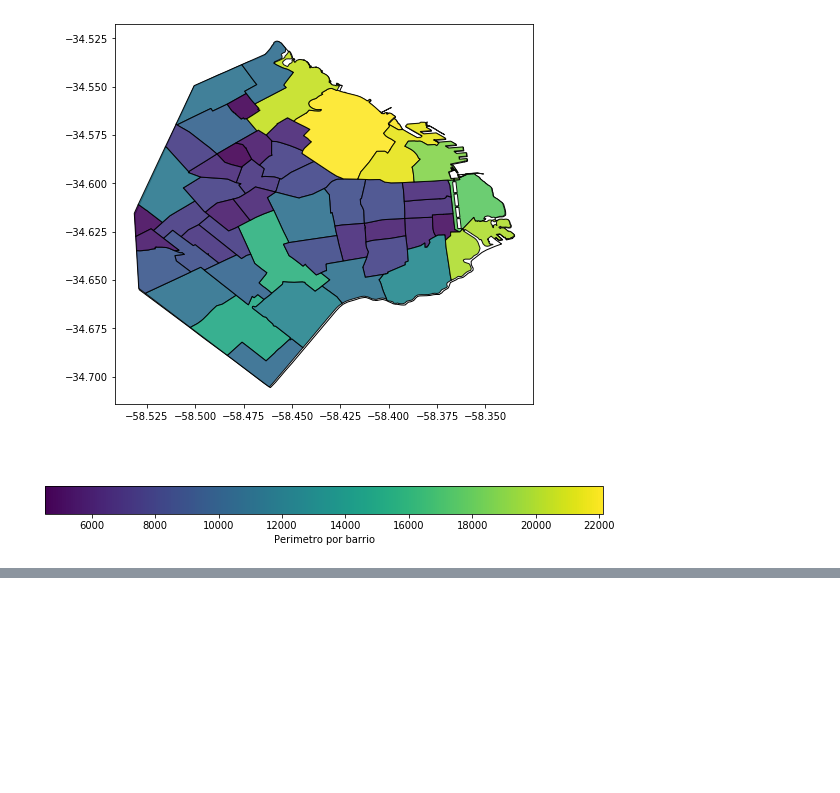
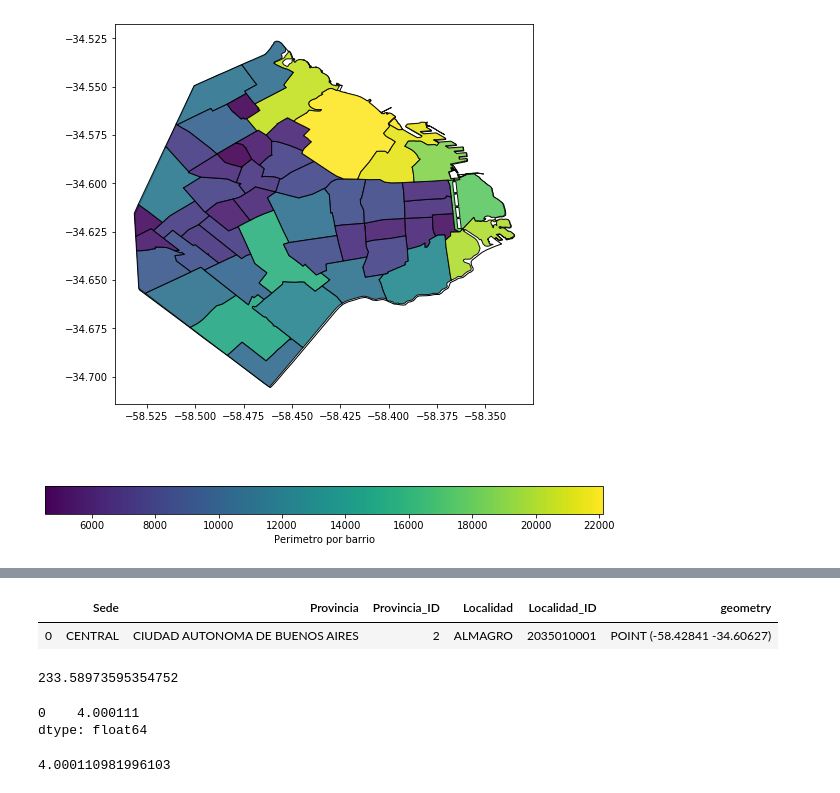
Before and after one commit to joaquinmenendez/HI_GIS, a Jupyter notebook: Geopanding.ipynb, the cells around one changed output, grey strips where cells are left out. Cells and saved outputs as stored; diff of their text form; code cells hidden in the pictures; blank space fills up the shorter version.

```diff
--- a/Geopanding.ipynb
+++ b/Geopanding.ipynb
@@ -273,0 +302,5 @@ barrios_capital.plot(column = 'perimetro', ax = ax, alpha = .9, edgecolor = 'k',
+# %%
+HI
+# %% [output]
+|  | Sede | Provincia | Provincia_ID | Localidad | Localidad_ID | geometry |
+| 0 | CENTRAL | CIUDAD AUTONOMA DE BUENOS AIRES | 2 | ALMAGRO | 2035010001 | POINT (-58.42841 -34.60627) |
@@ -273,0 +309,13 @@ barrios_capital.plot(column = 'perimetro', ax = ax, alpha = .9, edgecolor = 'k',
+# %%
+dist.distance((-58.4585, -30.60627),(-58.42840, -34.60627)).km
+# %% [output]
+233.58973595354752
+# %%
+HI.distance(shapely.geometry.Point(-58.4585, -30.60627))
+# %% [output]
+0    4.000111
+dtype: float64
+# %%
+a.distance(shapely.geometry.Point(-58.4585, -30.60627))
+# %% [output]
+4.000110981996103
```
Also changed, not shown: parts of 14 cells of this notebook.
